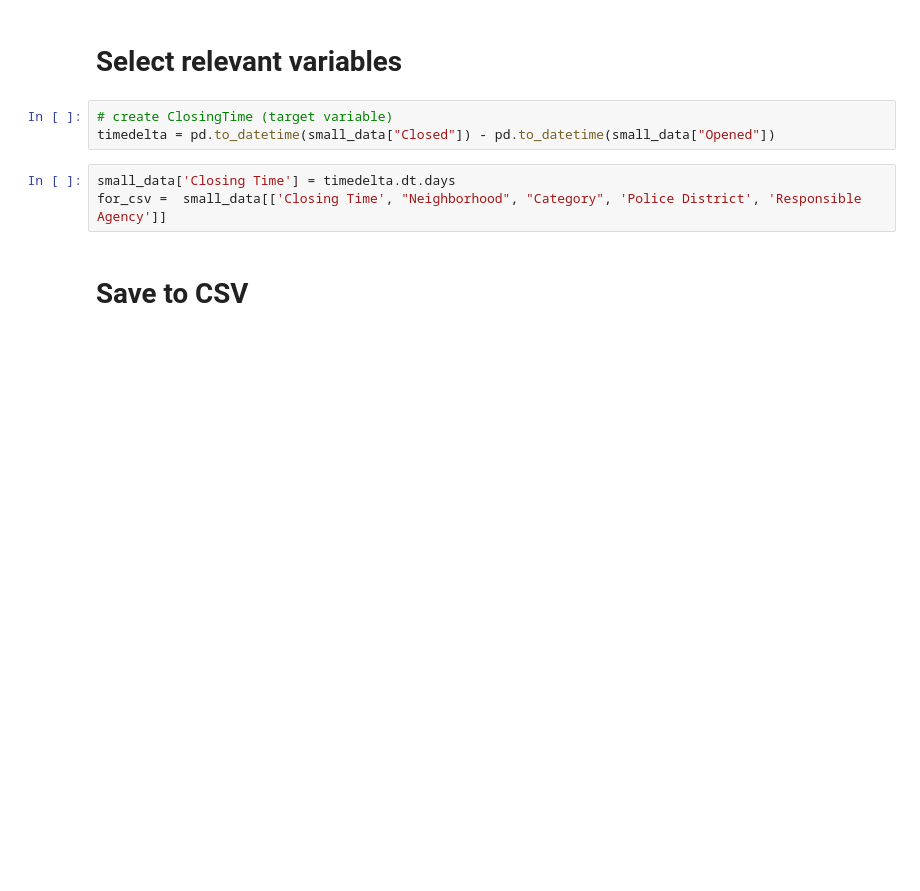
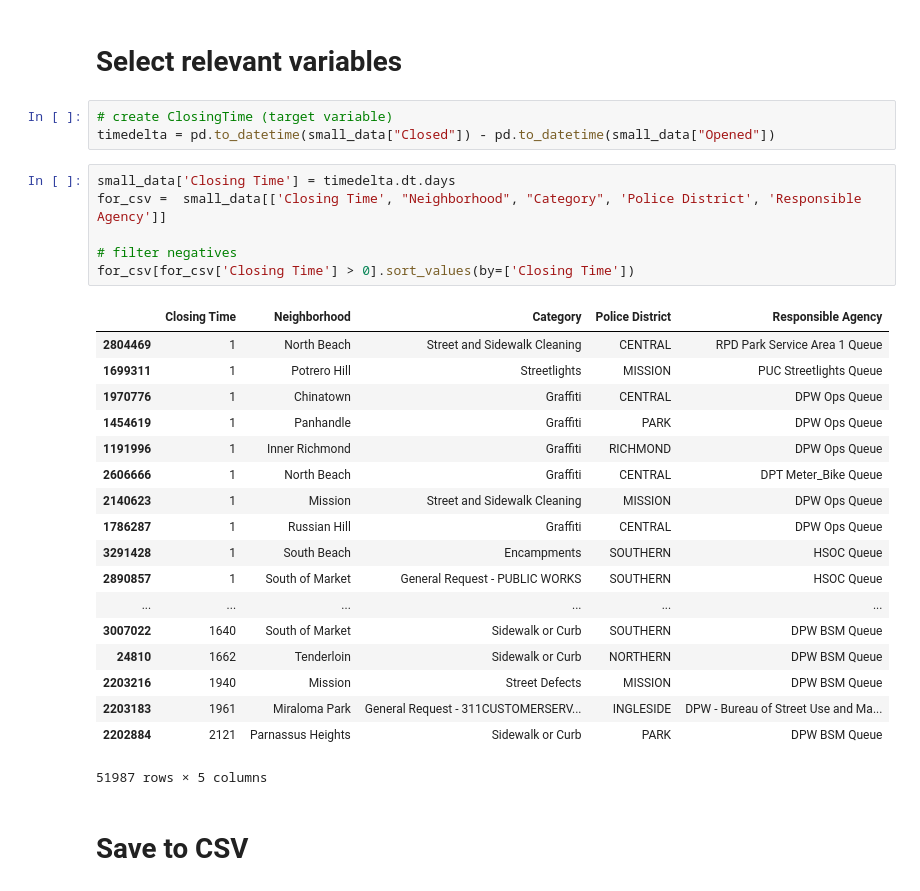
Before and after one commit to bpchivers/msds694_project, a Jupyter notebook: make_small_df.ipynb, the cells around one changed output. Drawn from its saved outputs; the diff is of its cells as text; blank space fills up the shorter version.

```diff
--- a/make_small_df.ipynb
+++ b/make_small_df.ipynb
@@ -36,6 +36,28 @@ timedelta = pd.to_datetime(small_data["Closed"]) - pd.to_datetime(small_data["Op
 # %%
 small_data['Closing Time'] = timedelta.dt.days
 for_csv =  small_data[['Closing Time', "Neighborhood", "Category", 'Police District', 'Responsible Agency']]
+
+# filter negatives
+for_csv[for_csv['Closing Time'] > 0].sort_values(by=['Closing Time'])
+# %% [output]
+|  | Closing Time | Neighborhood | Category | Police District | Responsible Agency |
+| 2804469 | 1 | North Beach | Street and Sidewalk Cleaning | CENTRAL | RPD Park Service Area 1 Queue |
+| 1699311 | 1 | Potrero Hill | Streetlights | MISSION | PUC Streetlights Queue |
+| 1970776 | 1 | Chinatown | Graffiti | CENTRAL | DPW Ops Queue |
+| 1454619 | 1 | Panhandle | Graffiti | PARK | DPW Ops Queue |
+| 1191996 | 1 | Inner Richmond | Graffiti | RICHMOND | DPW Ops Queue |
+| 2606666 | 1 | North Beach | Graffiti | CENTRAL | DPT Meter_Bike Queue |
+| 2140623 | 1 | Mission | Street and Sidewalk Cleaning | MISSION | DPW Ops Queue |
+| 1786287 | 1 | Russian Hill | Graffiti | CENTRAL | DPW Ops Queue |
+| 3291428 | 1 | South Beach | Encampments | SOUTHERN | HSOC Queue |
+| 2890857 | 1 | South of Market | General Request - PUBLIC WORKS | SOUTHERN | HSOC Queue |
+| ... | ... | ... | ... | ... | ... |
+| 3007022 | 1640 | South of Market | Sidewalk or Curb | SOUTHERN | DPW BSM Queue |
+| 24810 | 1662 | Tenderloin | Sidewalk or Curb | NORTHERN | DPW BSM Queue |
+| 2203216 | 1940 | Mission | Street Defects | MISSION | DPW BSM Queue |
+| 2203183 | 1961 | Miraloma Park | General Request - 311CUSTOMERSERV... | INGLESIDE | DPW - Bureau of Street Use and Ma... |
+| 2202884 | 2121 | Parnassus Heights | Sidewalk or Curb | PARK | DPW BSM Queue |
+51987 rows × 5 columns
 # %% [markdown]
 # Save to CSV
 # %%
```
Also changed, not shown: 1 other file.
